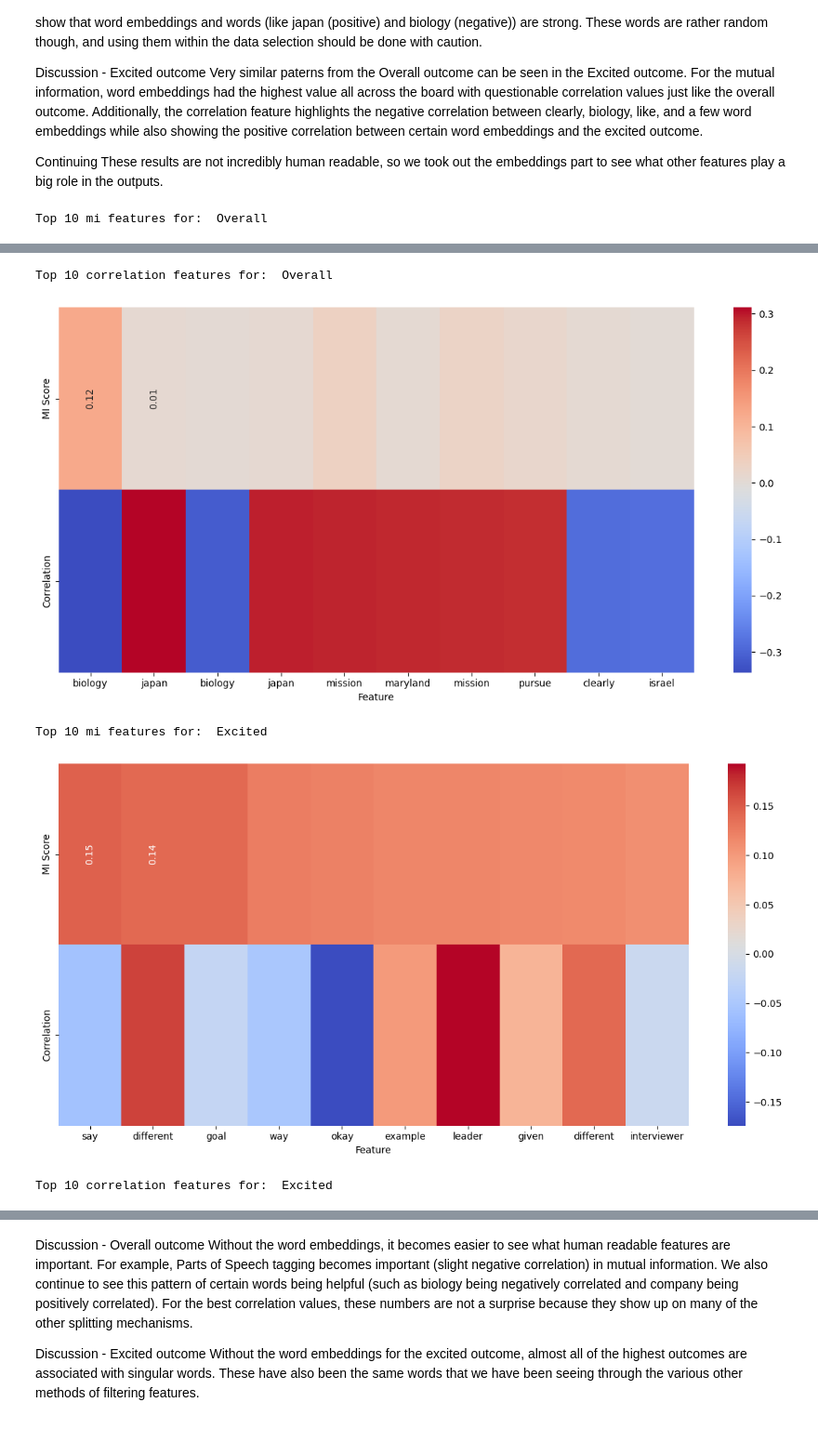
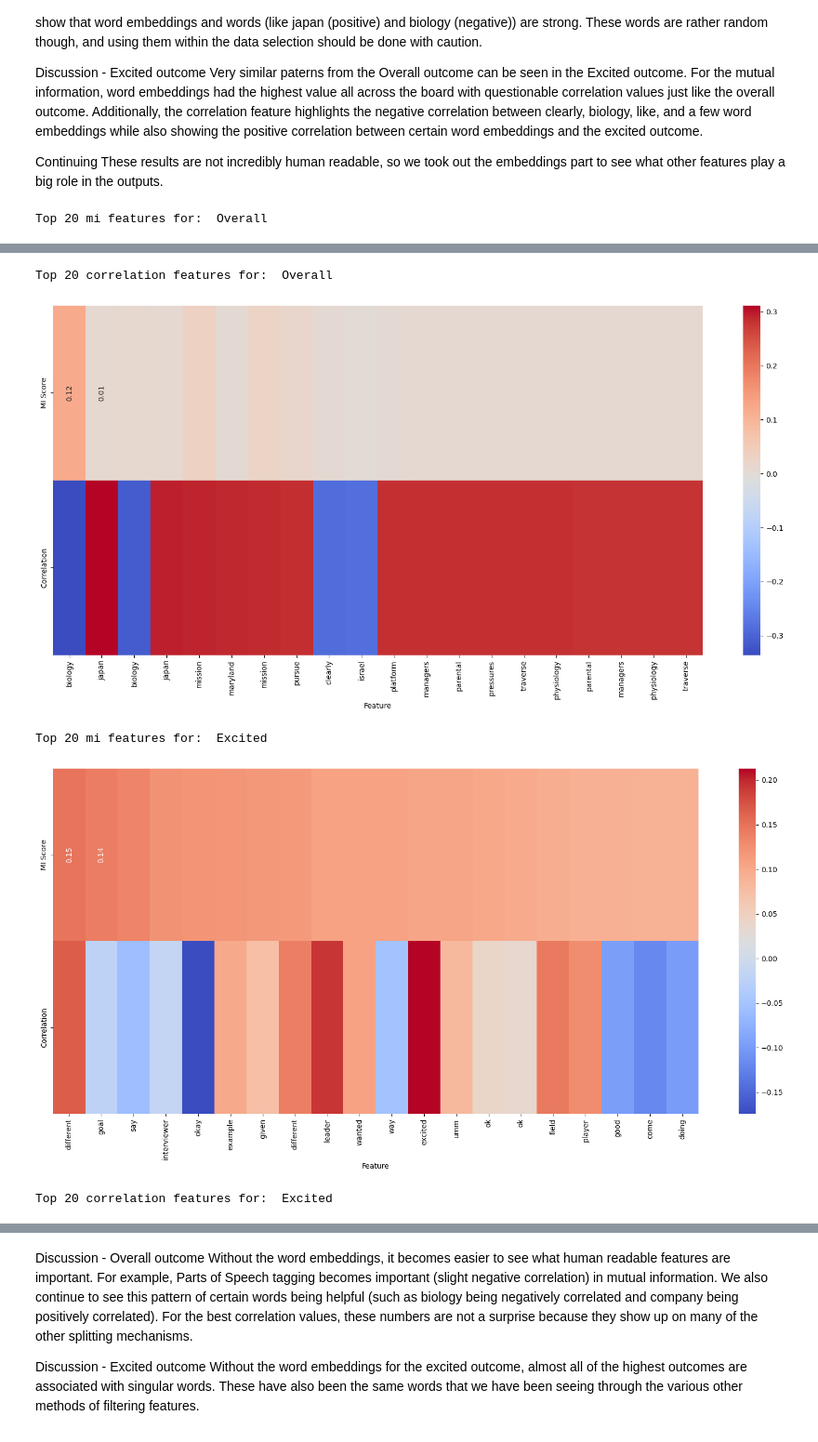
Before and after one commit to gyanigk/ML-HW4, a Jupyter notebook: language_features.ipynb, the cells around one changed output, grey strips where cells are left out. Shown at 93% size. Cells and saved outputs as stored; diff of their text form; code cells hidden in the pictures.

```diff
--- a/language_features.ipynb
+++ b/language_features.ipynb
@@ -553,6 +549,6 @@ feature_names = (
     ["neg"] + ["neu"] + ['pos'] + ['compound']
 )
 
-get_top_10(X, feature_names)
+get_top_20(X, feature_names)
 # %% [output]
-Top 10 mi features for:  Overall
+Top 20 mi features for:  Overall
@@ -560,5 +556,5 @@ Top 10 mi features for:  Overall
-Top 10 correlation features for:  Overall
+Top 20 correlation features for:  Overall
-[figure, old version]
+[figure, new version]
-Top 10 mi features for:  Excited
+Top 20 mi features for:  Excited
-[figure, old version]
+[figure, new version]
-Top 10 correlation features for:  Excited
+Top 20 correlation features for:  Excited
```
Also changed, not shown: parts of 10 cells of this notebook, 7 other files.
